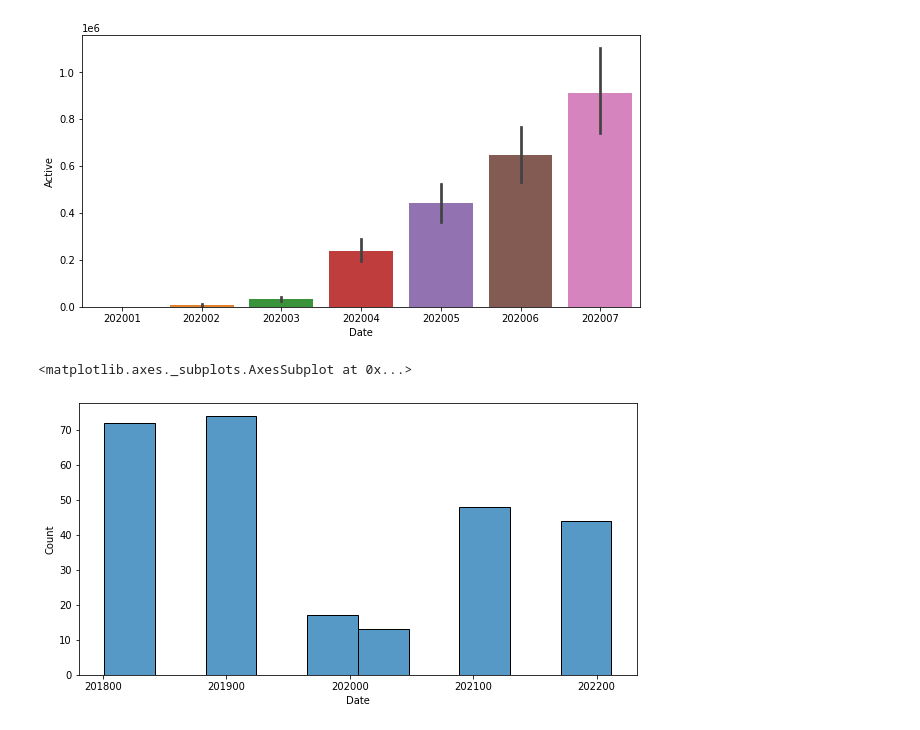
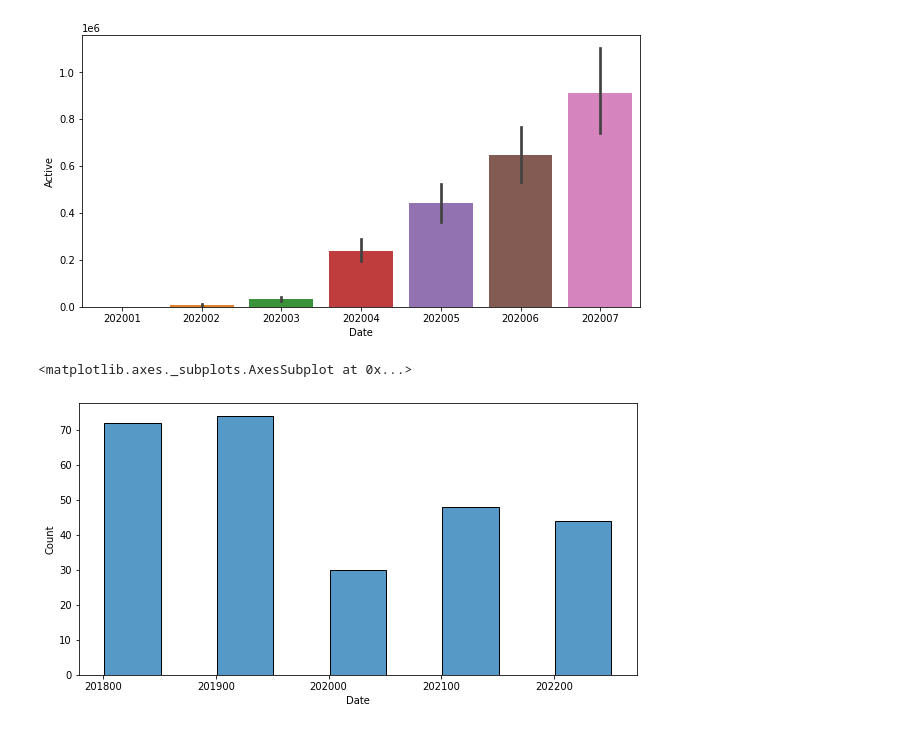
Before and after one commit to gabrielcgo/PROJETOBLUESUB, a Jupyter notebook: notebooks/playground/COVID_correlacao_Filmes2.ipynb, the cells around one changed output. Drawn from its saved outputs; the diff is of its cells as text; code cells hidden in the pictures.

```diff
--- a/notebooks/playground/COVID_correlacao_Filmes2.ipynb
+++ b/notebooks/playground/COVID_correlacao_Filmes2.ipynb
@@ -91,7 +91,7 @@ sns.barplot(data = covid2, x = 'Date', y = 'Active')
 [figure]
 # %%
 plt.figure(figsize=(10,5))
-sns.histplot(x = 'Date', data = movies2, stat = 'count')
+sns.histplot(x = 'Date', data = movies2, stat = 'count', binwidth=50)
 # %% [output]
 <matplotlib.axes._subplots.AxesSubplot at 0x...>
-[figure, old version]
+[figure, new version]
```
Also changed, not shown: parts of 8 cells of this notebook.
